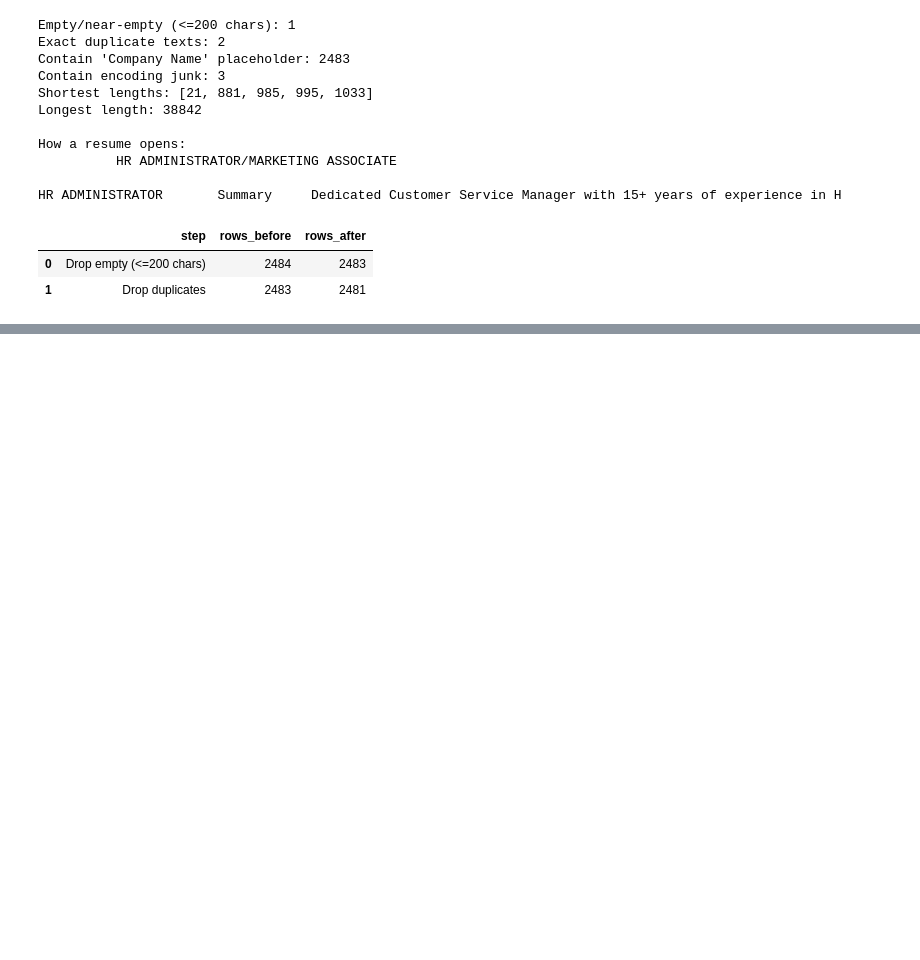
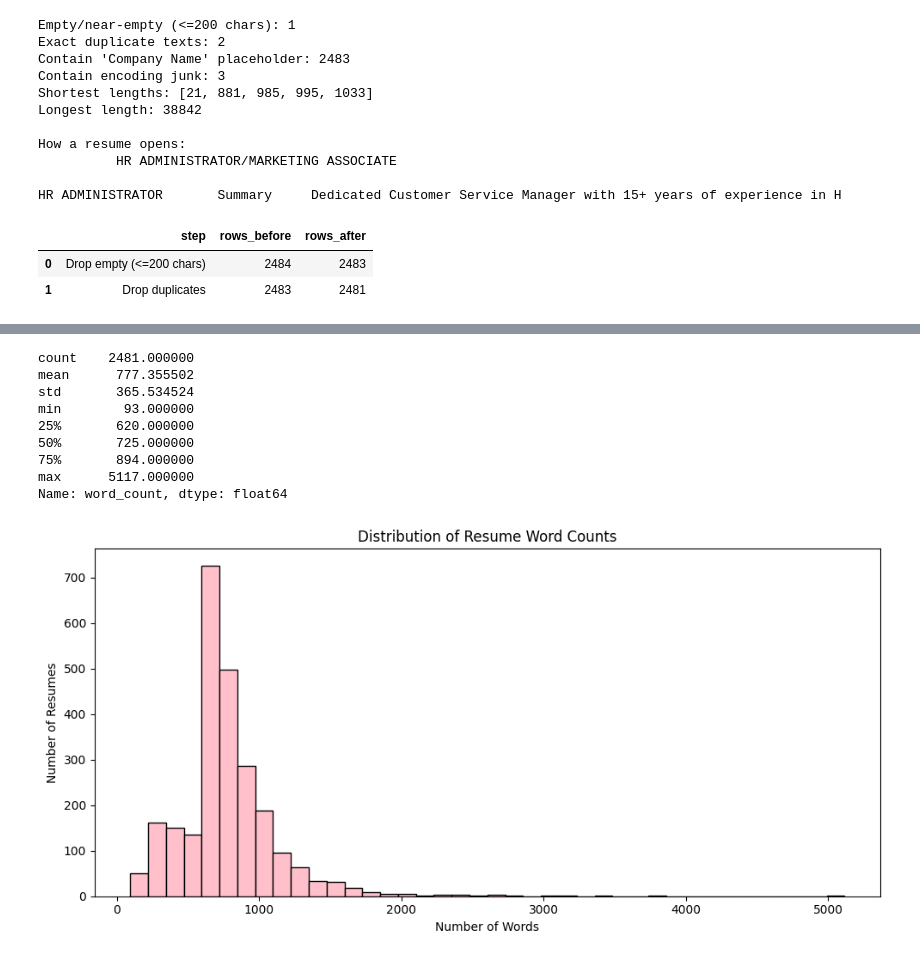
Before and after one commit to Najma-1437/SemProject_MLEngine, a Jupyter notebook: LogisticRegression_Base.ipynb, the cells around one changed output, grey strips where cells are left out. Saved outputs shown, nothing was run; the diff lists cells and outputs as text; code cells hidden in the pictures; blank space fills up the shorter version.

```diff
--- a/LogisticRegression_Base.ipynb
+++ b/LogisticRegression_Base.ipynb
@@ -143,0 +208,27 @@ pd.DataFrame(log)
+# %%
+#EDA 2- Resume length analysis
+df["word_count"] =df["text"].str.split().str.len()
+print(df["word_count"].describe())
+plt.figure(figsize=(10,5))
+plt.hist(
+    df["word_count"],
+    bins=40,
+    color="pink",
+    edgecolor="black"
+)
+plt.title("Distribution of Resume Word Counts")
+plt.xlabel("Number of Words")
+plt.ylabel("Number of Resumes")
+plt.tight_layout()
+plt.show()
+# %% [output]
+count    2481.000000
+mean      777.355502
+std       365.534524
+min        93.000000
+25%       620.000000
+50%       725.000000
+75%       894.000000
+max      5117.000000
+Name: word_count, dtype: float64
+[figure, added]
```
Also changed, not shown: parts of 11 cells of this notebook.
